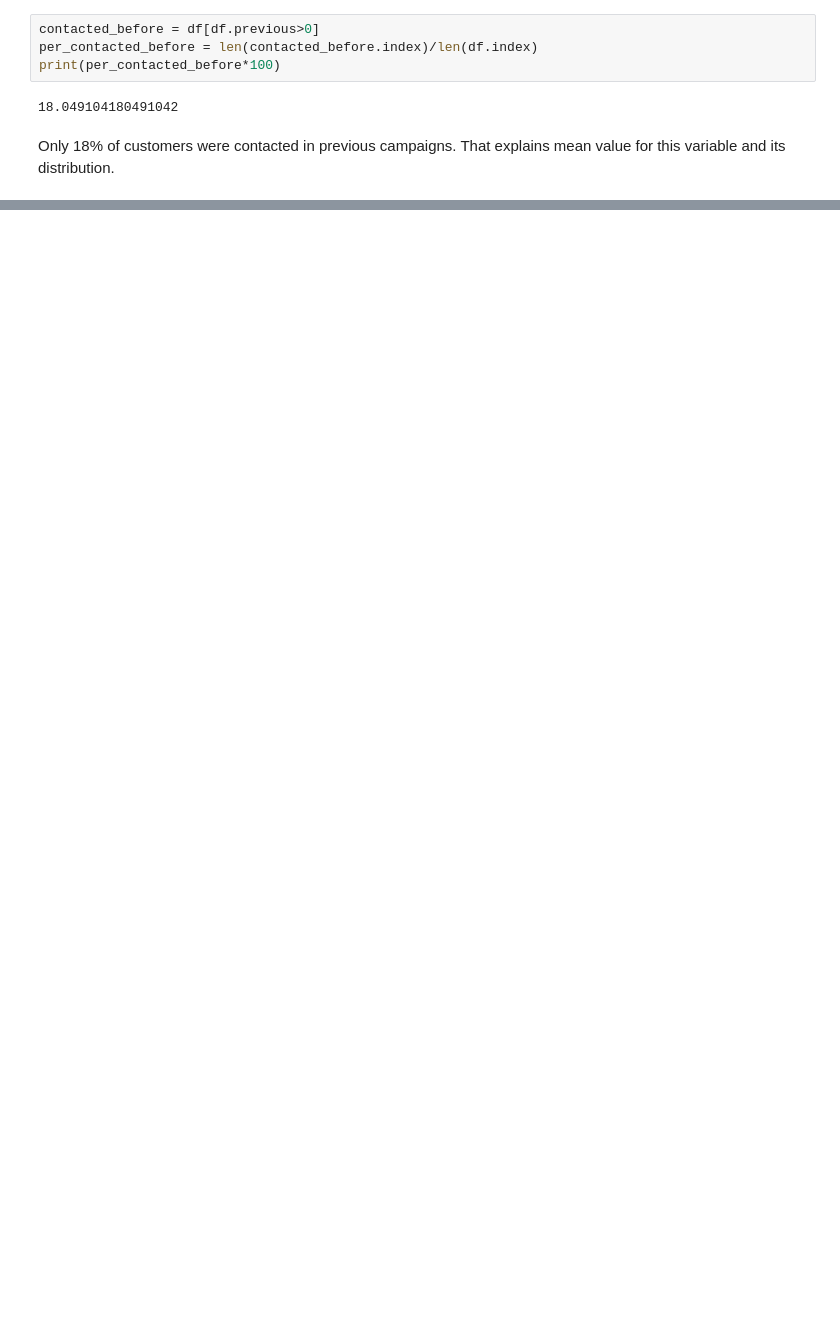
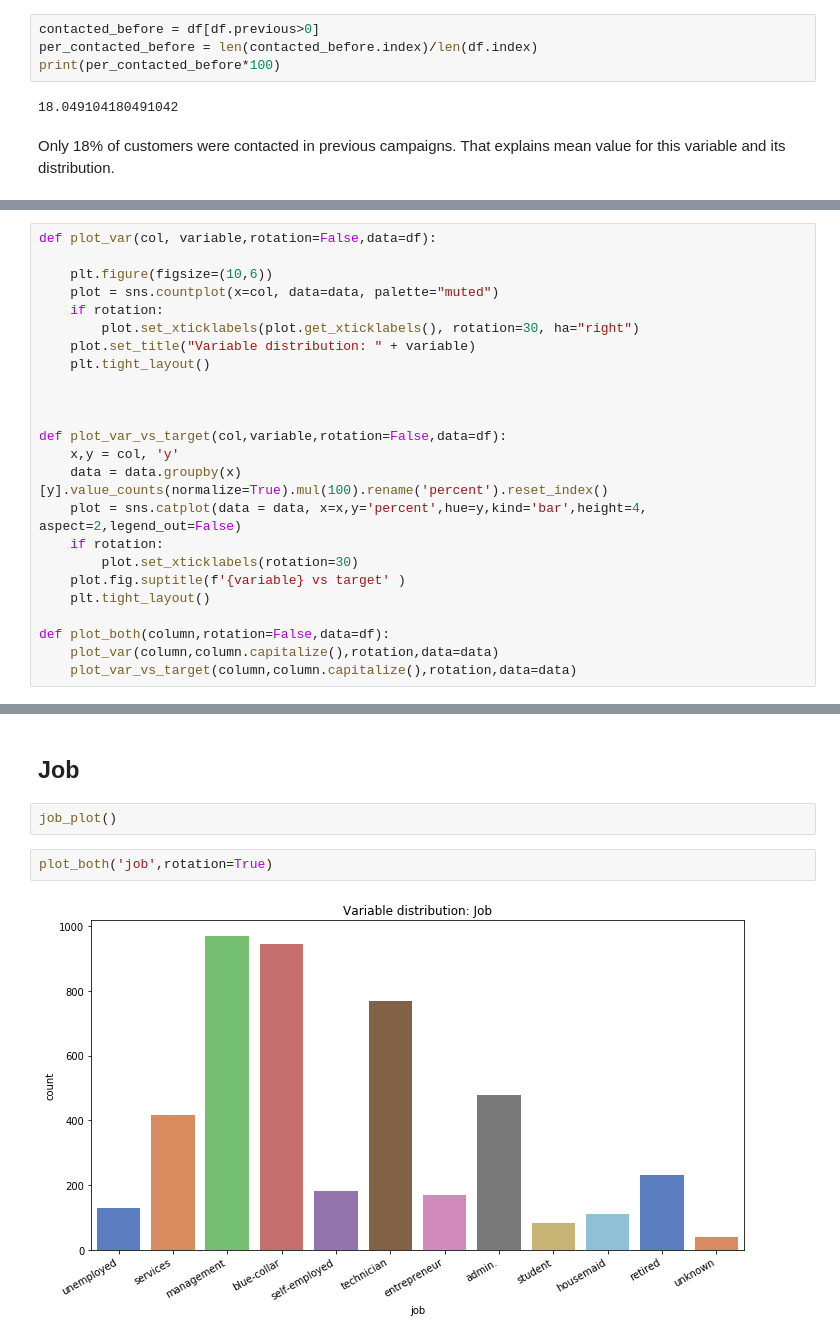
Before and after one commit to okcze/WUM-project-1, a Jupyter notebook: exploration.ipynb, the cells around one changed output, grey strips where cells are left out. Drawn from its saved outputs; the diff is of its cells as text; blank space fills up the shorter version.

Commit message:
Categorical variables added

```diff
--- a/exploration.ipynb
+++ b/exploration.ipynb
@@ -157,0 +165,24 @@ Only 18% of customers were contacted in previous campaigns. That explains mean v
+# %%
+def plot_var(col, variable,rotation=False,data=df):
+
+    plt.figure(figsize=(10,6))
+    plot = sns.countplot(x=col, data=data, palette="muted")
+    if rotation:
+        plot.set_xticklabels(plot.get_xticklabels(), rotation=30, ha="right")
+    plot.set_title("Variable distribution: " + variable)
+    plt.tight_layout()
+
+
+
+def plot_var_vs_target(col,variable,rotation=False,data=df):
+    x,y = col, 'y'
+    data = data.groupby(x)[y].value_counts(normalize=True).mul(100).rename('percent').reset_index()
+    plot = sns.catplot(data = data, x=x,y='percent',hue=y,kind='bar',height=4, aspect=2,legend_out=False)
+    if rotation:
+        plot.set_xticklabels(rotation=30)
+    plot.fig.suptitle(f'{variable} vs target' )
+    plt.tight_layout()
+
+def plot_both(column,rotation=False,data=df):
+    plot_var(column,column.capitalize(),rotation,data=data)
+    plot_var_vs_target(column,column.capitalize(),rotation,data=data)
@@ -157,0 +260,8 @@ Only 18% of customers were contacted in previous campaigns. That explains mean v
+# %% [markdown]
+## Job
+# %%
+job_plot()
+# %%
+plot_both('job',rotation=True)
+# %% [output]
+[figure, added]
```
Also changed, not shown: parts of 29 cells of this notebook, 1 other file.
